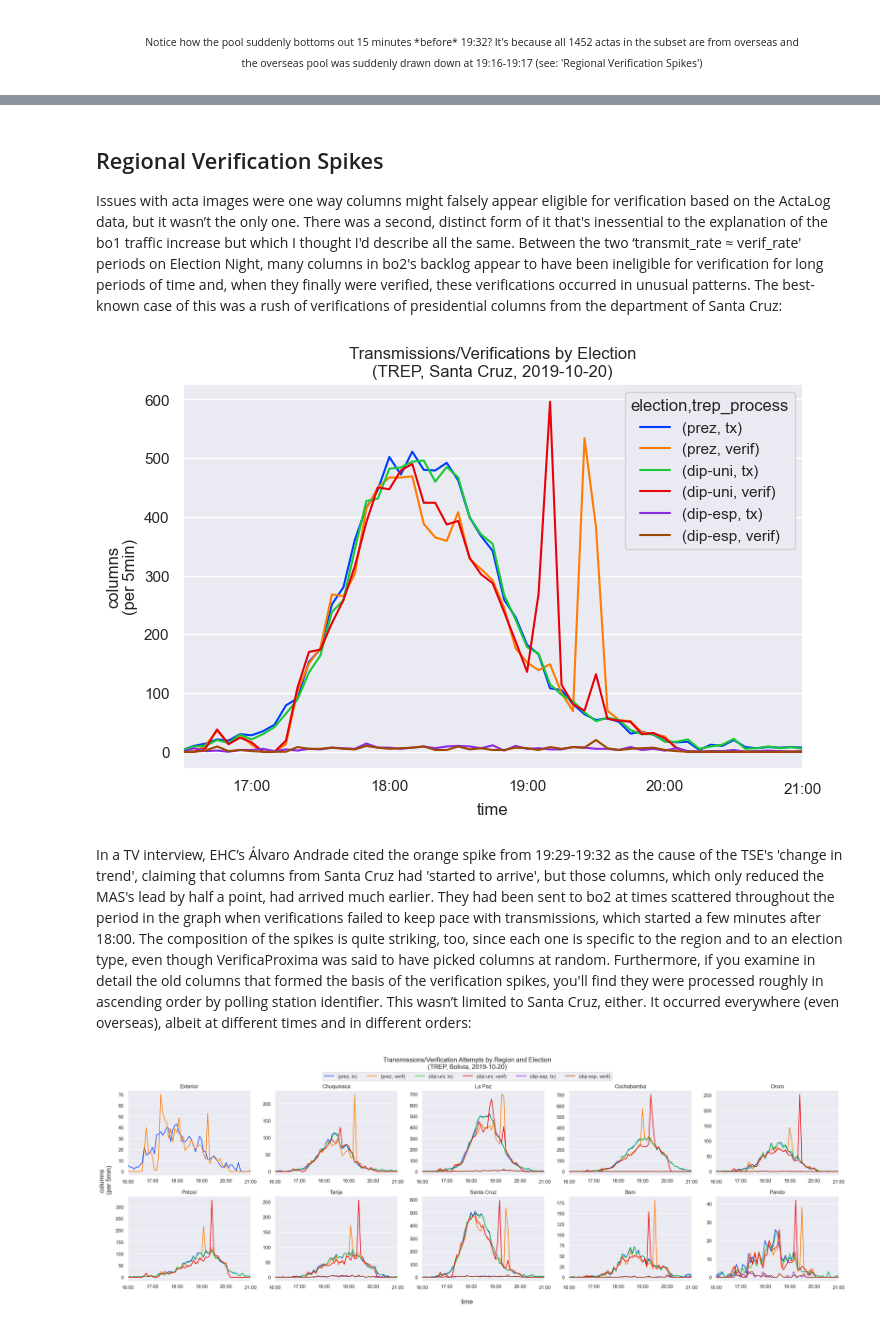
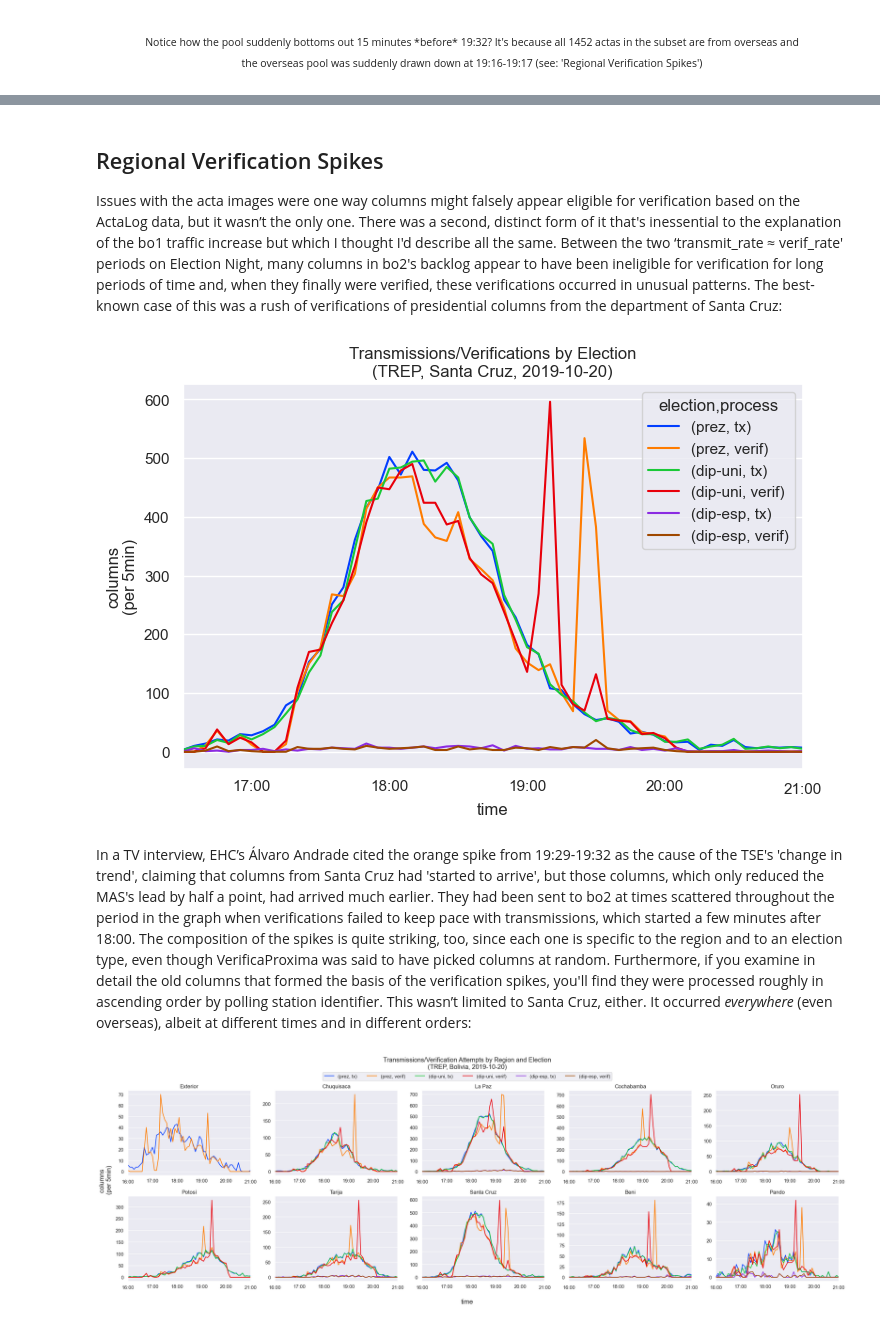
Before and after one commit to futurebum/bo1-post, a Jupyter notebook: bo1-post.ipynb, the cells around one changed output, grey strips where cells are left out. Drawn from its saved outputs; the diff is of its cells as text; code cells hidden in the pictures.

```diff
--- a/bo1-post.ipynb
+++ b/bo1-post.ipynb
@@ -112,11 +114,13 @@ The two high-traffic periods have the same cause. The excess requests are actual
 
 In bo2’s <a href="https://www.reddit.com/user/srslyjuststop/comments/rl7m4u/guide_to_the_2019_trep_actalog">ActaLog data</a>, there's a clue about when to expect this. If you compare transmissions to verification attempts, you'll find the TREP has three basic states: At times 'transmit_rate > verif_rate' so bo2 was building up a backlog of unprocessed acta columns, at other times 'transmit_rate < verif_rate' so bo2's backlog was being drawn down, and at still other times 'transmit_rate ≈ verif_rate', the persistence of which implies the verification process was up against a supply constraint and relied almost exclusively on new transmissions. There were two of these 'transmit_rate ≈ verif_rate' periods on Election Night and they closely match the two high-traffic periods from the EHC graph:
 # %%
+# drop unwanted events, define what step in the process each remaining event is from.
+trep = trep.drop(index=trep[trep.evt_type == 'aprob'].index) # don't care about approvals (other process).
+trep['process'] = trep.evt_type.where(trep.evt_type == 'tx', 'verif') # two different processes (steps) in the vote count. tx=golpe1, verif=golpe2.
+
 # put tx/verif events in 5-min bins. (important note: 'verif' means verif attempts. most succeed but some fail; i'm interested in both, as analysis is procedural)
-trep = trep.drop(index=trep[trep.evt_type == 'aprob'].index) # don't care about approvals (other process).
-trep['tx_verif'] = trep.evt_type.where(trep.evt_type == 'tx', 'verif') # tx=golpe1, verif=golpe2. different steps in the process.
 events = trep \
-    .groupby([pd.Grouper(freq='5min', key='evt_time'), 'tx_verif']) \
+    .groupby([pd.Grouper(freq='5min', key='evt_time'), 'process']) \
     .size().unstack(level=1).resample('5min').asfreq().fillna(0) \
     .pipe(lambda x: x.set_index(x.index + pd.Timedelta('2.5min'))) \
     ['2019-10-20 16:30':'2019-10-20 21:00'] # just election night.
@@ -144,7 +148,7 @@ if save_results:
 # %% [markdown]
 If acta column shortages caused verification operators to aggressively poll the application server, then I might also expect that, when verifiers appear to work slower, their traffic rate will increase because they've started to repeatedly ask the application server for work instead of actually working. To check this, first I calculated verifiers’ work rate in 5-minute intervals, taking the number of verification attempts and dividing it by the number of active verifiers. Next, I extracted the data points from EHC's traffic graph and divided bo1’s traffic (=verifs) by bo11’s traffic (=transmits) to show when bo1's traffic was high *relative to transmits*, since Marcel Guzmán de Rojas claimed that high bo1 traffic only reflected a high transmit rate. Finally, I plotted the two ratios against each other. The resulting graph confirms the prediction that decreases in verifiers’ work rate coincide with increases in their traffic rate:
 # %%
-wt = trep[trep.tx_verif == 'verif'] \
+wt = trep[trep.process == 'verif'] \
     .groupby(pd.Grouper(freq='5min', key='evt_time')) \
     .pipe(lambda x: pd.DataFrame({'verifs': x.size(), 'verifiers': x.VerificadorUser.nunique()})) \
     .resample('5min').asfreq().fillna(0) \
@@ -448,36 +452,36 @@ This analysis would be much simpler if I had the missing ActaImagen tables, but
 # %% [markdown]
 ## Regional Verification Spikes ##
 
-Issues with acta images were one way columns might falsely appear eligible for verification based on the ActaLog data, but it wasn’t the only one. There was a second, distinct form of it that's inessential to the explanation of the bo1 traffic increase but which I thought I'd describe all the same. Between the two ‘transmit_rate ≈ verif_rate' periods on Election Night, many columns in bo2's backlog appear to have been ineligible for verification for long periods of time and, when they finally were verified, these verifications occurred in unusual patterns. The best-known case of this was a rush of verifications of presidential columns from the department of Santa Cruz:
+Issues with the acta images were one way columns might falsely appear eligible for verification based on the ActaLog data, but it wasn’t the only one. There was a second, distinct form of it that's inessential to the explanation of the bo1 traffic increase but which I thought I'd describe all the same. Between the two ‘transmit_rate ≈ verif_rate' periods on Election Night, many columns in bo2's backlog appear to have been ineligible for verification for long periods of time and, when they finally were verified, these verifications occurred in unusual patterns. The best-known case of this was a rush of verifications of presidential columns from the department of Santa Cruz:
 # %%
 # utility function for tx-verif plots split by election type.
 elex_aliases = {'Presidente y Vicepresidente': 'prez', 'Diputados Uninominales': 'dip-uni', 'Diputados Especiales': 'dip-esp'}
 elex_order = [(e, p) for e in elex_aliases.values() for p in ['tx', 'verif']]
 def get_evts_by_elex(df, start='2019-10-20 16:00', end='2019-10-20 21:00', freq='5min'):
-    df = df[['evt_time', 'ElecActa', 'tx_verif']].copy()
+    df = df[['evt_time', 'ElecActa', 'process']].copy()
     df['ElecActa'] = df.ElecActa.map(elex_aliases)
     df_evts = df \
-        .groupby([pd.Grouper(freq=freq, key='evt_time'), 'ElecActa', 'tx_verif']) \
+        .groupby([pd.Grouper(freq=freq, key='evt_time'), 'ElecActa', 'process']) \
         .size().unstack(level=[1, 2]).resample(freq).asfreq().fillna(0) \
         .pipe(lambda x: x.loc[start:end, sorted(x.columns.to_list(), key=lambda y: elex_order.index(y))])
     #if mid_bin:
     #    df_evts.index += (pd.Timedelta(freq) / 2)
-    df_evts.columns.names = ['election' , 'trep_process']
+    df_evts.columns.names = ['election' , 'process']
     df_evts.index.name = 'time'
     return df_evts
 # %%
 # show santa cruz spikiness.
 get_evts_by_elex(trep[trep.Dep == 'Santa Cruz'], start='2019-10-20 16:30').plot(
-    title=f'Transmissions/Verifications by Election\n(TREP, Santa Cruz, 2019-10-20)',
+    title='Transmissions/Verifications by Election\n(TREP, Santa Cruz, 2019-10-20)',
     ylabel='columns\n(per 5min)',
     figsize=(8, 5)
 )
 if save_results:
     plt.savefig(path_join('out', '05-scz-spike.png'), dpi=200)
 # %% [output]
-[figure, old version]
+[figure, new version]
 # %% [markdown]
-In a TV interview, EHC’s Álvaro Andrade cited the orange spike from 19:29-19:32 as the cause of the TSE's 'change in trend', claiming that columns from Santa Cruz had 'started to arrive', but those columns, which only reduced the MAS's lead by half a point, had arrived much earlier. They had been sent to bo2 at times scattered throughout the period in the graph when verifications failed to keep pace with transmissions, which started a few minutes after 18:00. The composition of the spikes is quite striking, too, since each one is specific to the region and to an election type, even though VerificaProxima was said to have picked columns at random. Furthermore, if you examine in detail the old columns that formed the basis of the verification spikes, you'll find they were processed roughly in ascending order by polling station identifier. This wasn’t limited to Santa Cruz, either. It occurred everywhere (even overseas), albeit at different times and in different orders:
+In a TV interview, EHC’s Álvaro Andrade cited the orange spike from 19:29-19:32 as the cause of the TSE's 'change in trend', claiming that columns from Santa Cruz had 'started to arrive', but those columns, which only reduced the MAS's lead by half a point, had arrived much earlier. They had been sent to bo2 at times scattered throughout the period in the graph when verifications failed to keep pace with transmissions, which started a few minutes after 18:00. The composition of the spikes is quite striking, too, since each one is specific to the region and to an election type, even though VerificaProxima was said to have picked columns at random. Furthermore, if you examine in detail the old columns that formed the basis of the verification spikes, you'll find they were processed roughly in ascending order by polling station identifier. This wasn’t limited to Santa Cruz, either. It occurred *everywhere* (even overseas), albeit at different times and in different orders:
 # %%
 # show all regions
 fig, axes = plt.subplots(figsize=(24, 8), nrows=2, ncols=5)
```
Also changed, not shown: parts of 37 cells of this notebook, 13 other files.
